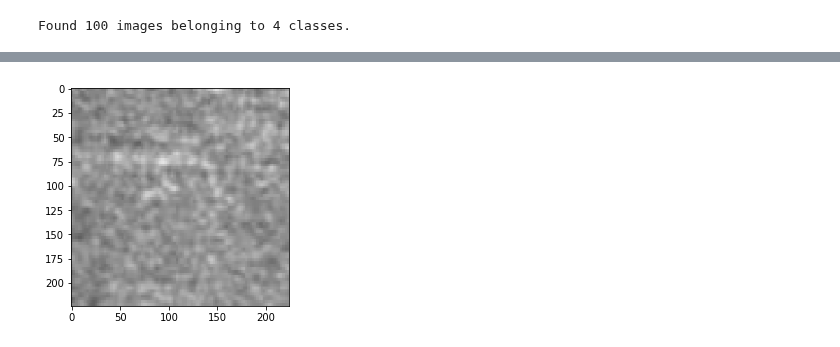
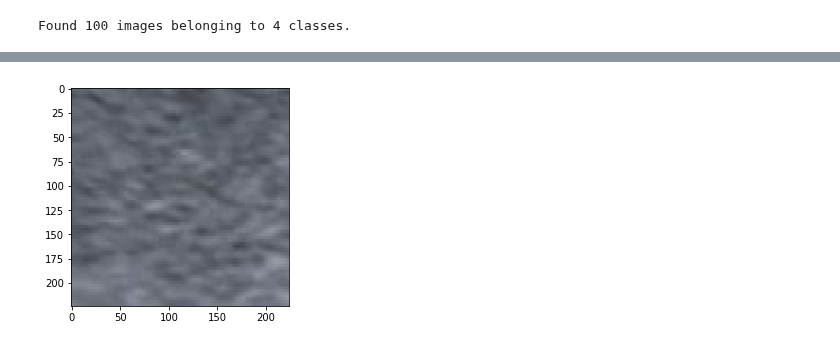
Before and after one commit to pranitha2144/Internship-iith, a Jupyter notebook: vgg16.ipynb, the cells around one changed output, grey strips where cells are left out. Drawn from its saved outputs; the diff is of its cells as text; code cells hidden in the pictures.

```diff
--- a/vgg16.ipynb
+++ b/vgg16.ipynb
@@ -172,13 +172,13 @@ weighted avg       0.21      0.21      0.21       100
 # %%
 from keras.preprocessing import image
 import matplotlib.pyplot as plt
 
-img = image.load_img("/content/drive/My Drive/data_ouput/val/grade2/grade2-130.jpg",target_size=(224,224))
+img = image.load_img("/content/drive/My Drive/data_ouput/test/grade1/grade1-079.jpg",target_size=(224,224))
 img = np.asarray(img)
 plt.imshow(img)
 img = np.expand_dims(img, axis=0)
 # %% [output]
-[figure, old version]
+[figure, new version]
 # %%
 output = model_final.predict(img)
 # %%
```
Also changed, not shown: parts of 8 cells of this notebook.
